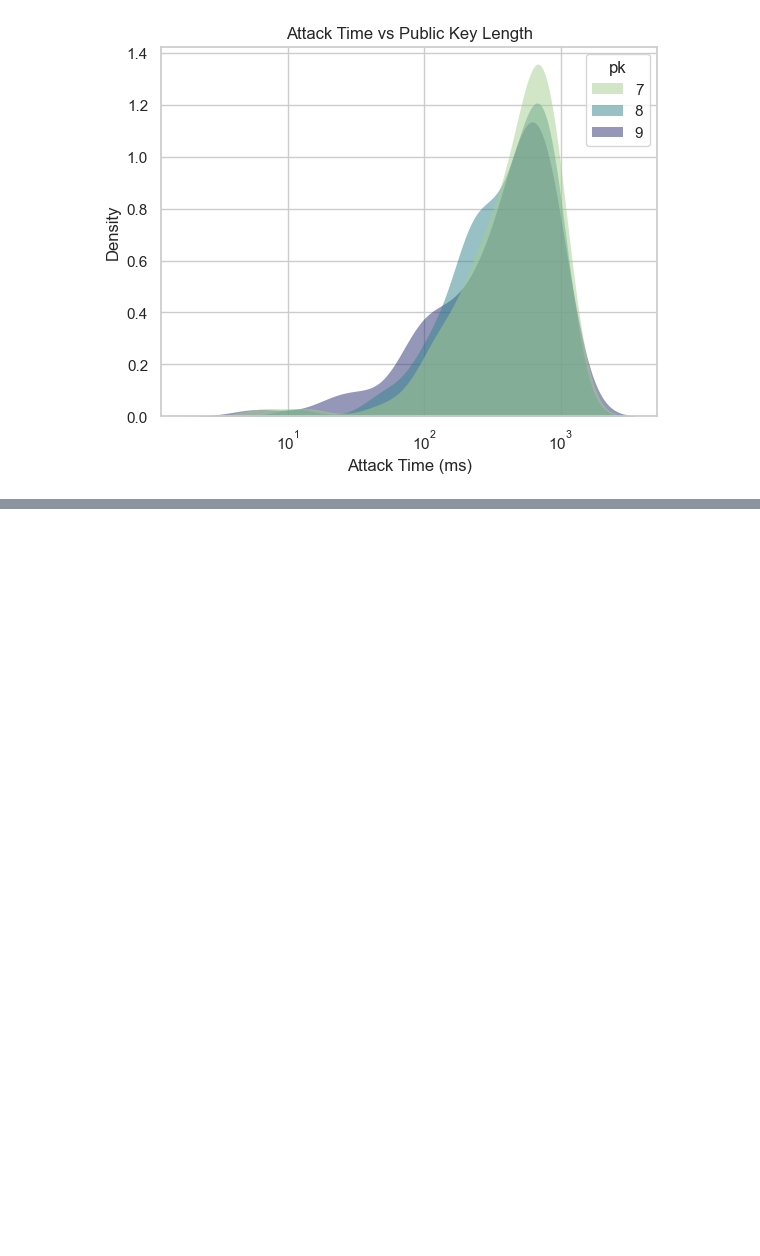
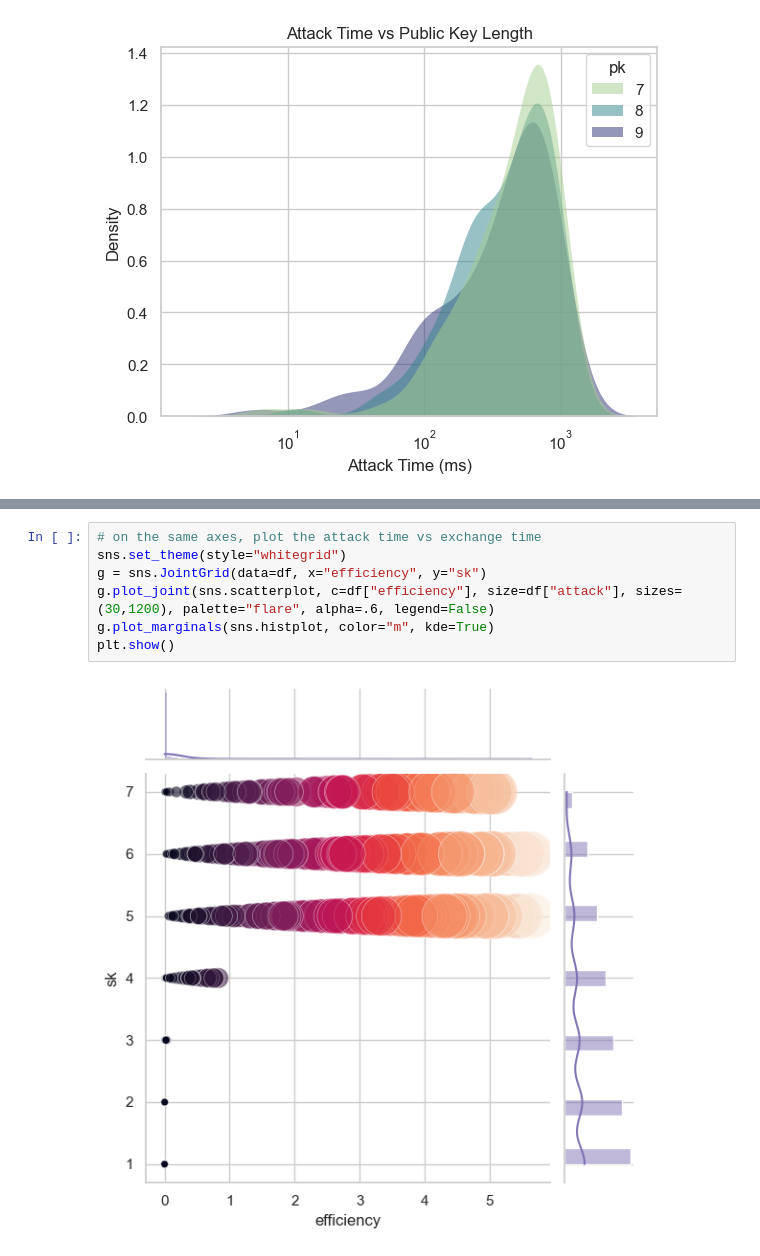
Before and after one commit to reednel/aag, a Jupyter notebook: simulations/MichaelGraphs.ipynb, the cells around one changed output, grey strips where cells are left out. Cells and saved outputs as stored; diff of their text form; blank space fills up the shorter version.

```diff
--- a/simulations/MichaelGraphs.ipynb
+++ b/simulations/MichaelGraphs.ipynb
@@ -75,0 +86,9 @@ plt.show()
+# %%
+# on the same axes, plot the attack time vs exchange time
+sns.set_theme(style="whitegrid")
+g = sns.JointGrid(data=df, x="efficiency", y="sk")
+g.plot_joint(sns.scatterplot, c=df["efficiency"], size=df["attack"], sizes=(30,1200), palette="flare", alpha=.6, legend=False)
+g.plot_marginals(sns.histplot, color="m", kde=True)
+plt.show()
+# %% [output]
+[figure, added]
```
Also changed, not shown: parts of 1 cell of this notebook.
